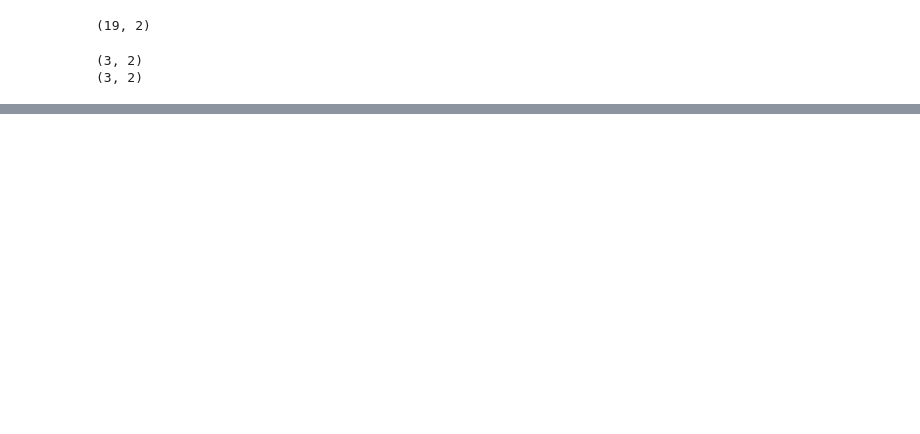
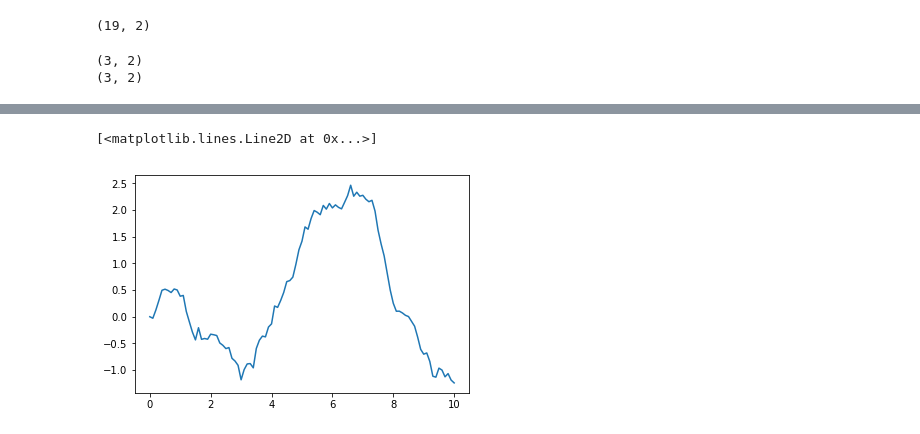
Before and after one commit to hbhat4000/pathsamp, a Jupyter notebook: 2d code/Untitled.ipynb, the cells around one changed output, grey strips where cells are left out. Cells and saved outputs as stored; diff of their text form; code cells hidden in the pictures; blank space fills up the shorter version.

```diff
--- a/2d code/Untitled.ipynb
+++ b/2d code/Untitled.ipynb
@@ -61,0 +83,5 @@ IndexError: index 2 is out of bounds for axis 1 with size 2
+# %%
+plt.plot(tout[1, :, 1], xout[1, :, 1])
+# %% [output]
+[<matplotlib.lines.Line2D at 0x...>]
+[figure, added]
```
Also changed, not shown: parts of 16 cells of this notebook, 4 other files.
